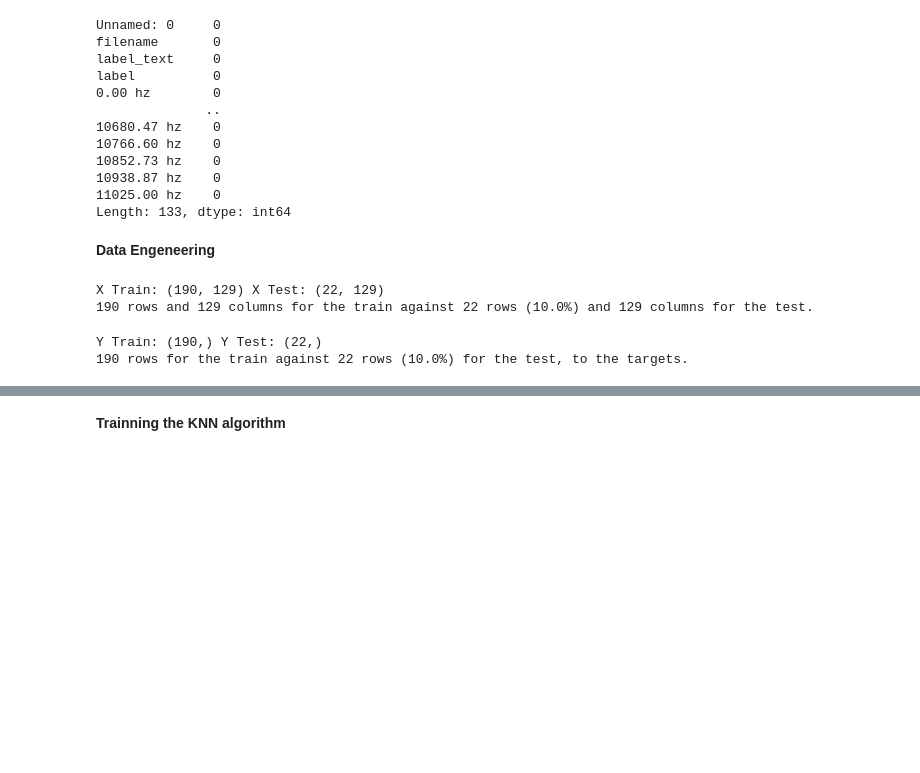
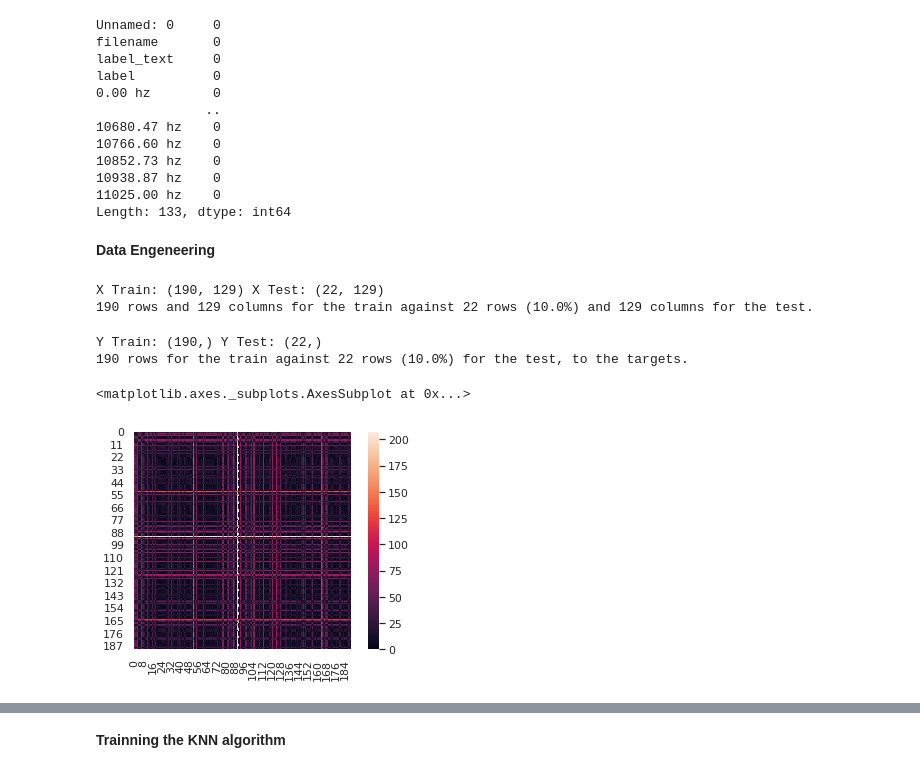
Before and after one commit to zachfreitas/ADS_504_Machine_Learning, a Jupyter notebook: Module_3/Assignment_3/Zachariah_Freitas_Assignment_3.1.ipynb, the cells around one changed output, grey strips where cells are left out. Drawn from its saved outputs; the diff is of its cells as text; code cells hidden in the pictures; blank space fills up the shorter version.

```diff
--- a/Module_3/Assignment_3/Zachariah_Freitas_Assignment_3.1.ipynb
+++ b/Module_3/Assignment_3/Zachariah_Freitas_Assignment_3.1.ipynb
@@ -134,3 +134,12 @@ print('{} rows for the train against {} rows ({}%) for the test, to the targets.
 # %% [output]
 Y Train: (190,) Y Test: (22,)
 190 rows for the train against 22 rows (10.0%) for the test, to the targets.
+# %%
+# Calculate the eucclidean distances for training set and visualize.
+from sklearn.metrics import DistanceMetric
+euclidean_dist = DistanceMetric.get_metric('euclidean')
+euclidean_dist_matrix = euclidean_dist.pairwise(X_train)
+sns.heatmap(euclidean_dist_matrix, square=True)
+# %% [output]
+<matplotlib.axes._subplots.AxesSubplot at 0x...>
+[figure, added]
```
Also changed, not shown: parts of 15 cells of this notebook.
